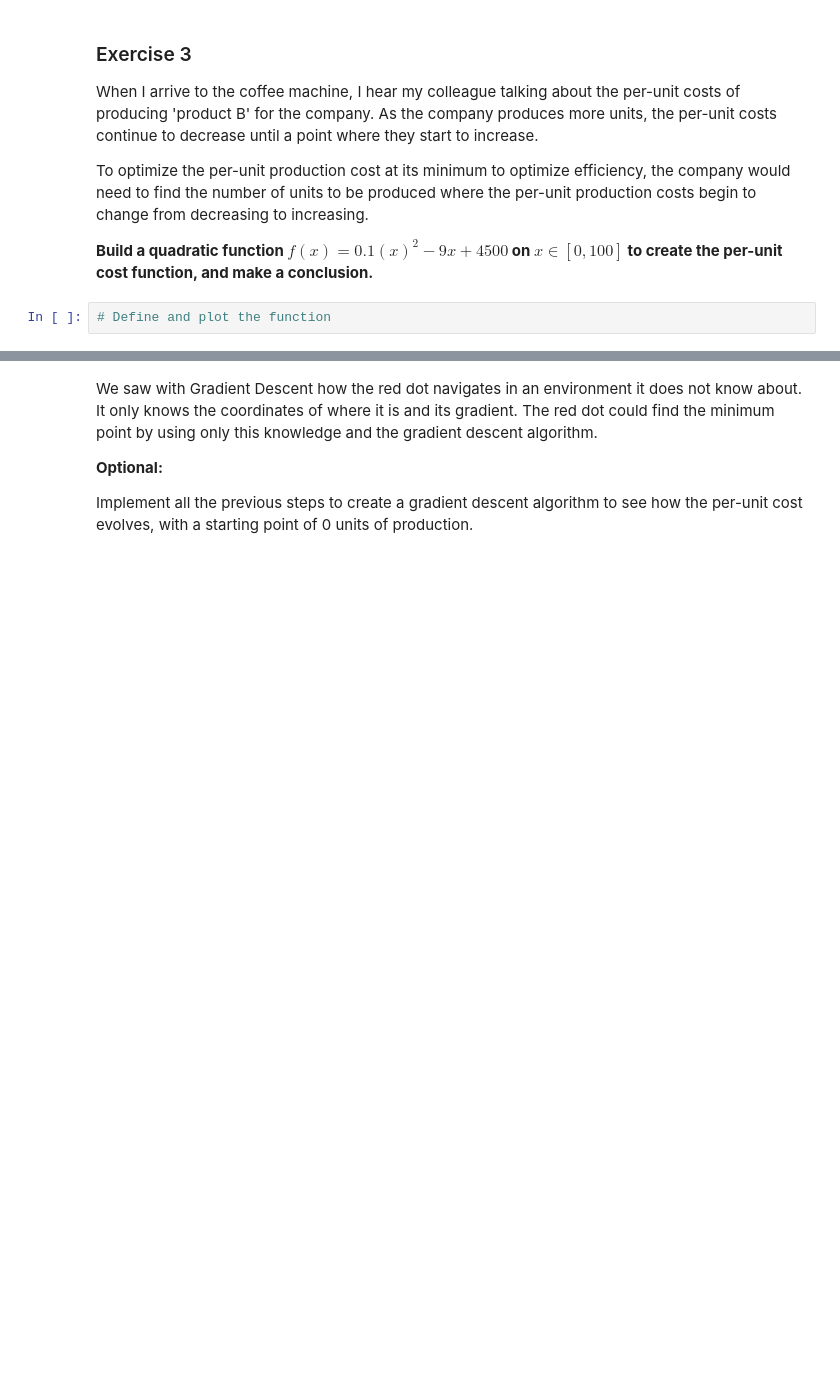
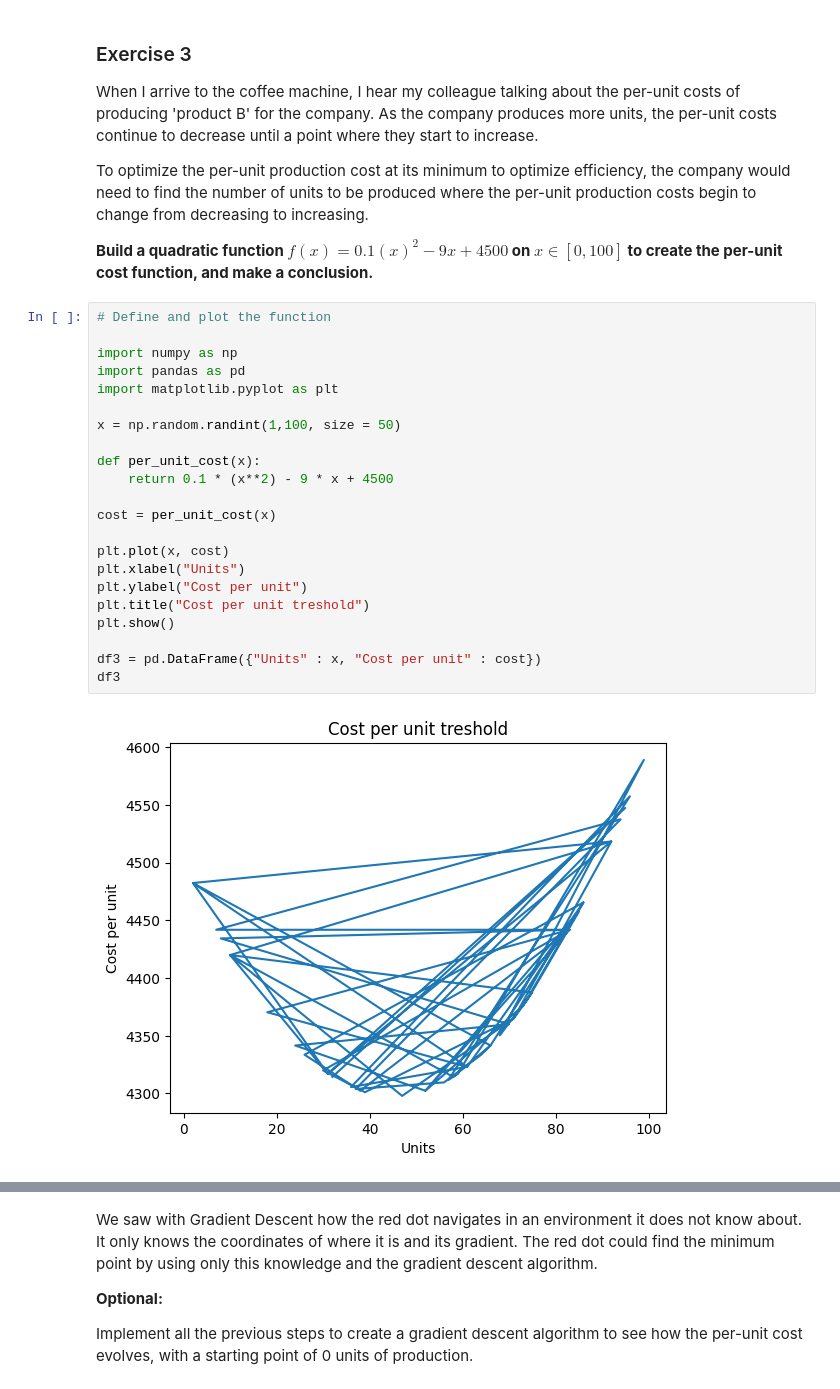
Before and after one commit to 4GeeksAcademy/calculus-and-algebra-problems-with-pythonDianam3, a Jupyter notebook: notebook/problems.ipynb, the cells around one changed output, grey strips where cells are left out. Saved outputs shown, nothing was run; the diff lists cells and outputs as text; blank space fills up the shorter version.

```diff
--- a/notebook/problems.ipynb
+++ b/notebook/problems.ipynb
@@ -316,3 +317,25 @@ To optimize the per-unit production cost at its minimum to optimize efficiency,
 **Build a quadratic function $f(x)=0.1(x)^2−9x +4500$ on $x∈[0,100]$ to create the per-unit cost function, and make a conclusion.**
 # %%
 # Define and plot the function
+
+import numpy as np
+import pandas as pd
+import matplotlib.pyplot as plt
+
+x = np.random.randint(1,100, size = 50)
+
+def per_unit_cost(x):
+    return 0.1 * (x**2) - 9 * x + 4500
+
+cost = per_unit_cost(x)
+
+plt.plot(x, cost)
+plt.xlabel("Units")
+plt.ylabel("Cost per unit")
+plt.title("Cost per unit treshold")
+plt.show()
+
+df3 = pd.DataFrame({"Units" : x, "Cost per unit" : cost})
+df3
+# %% [output]
+[figure, added]
```
Also changed, not shown: parts of 5 cells of this notebook.
